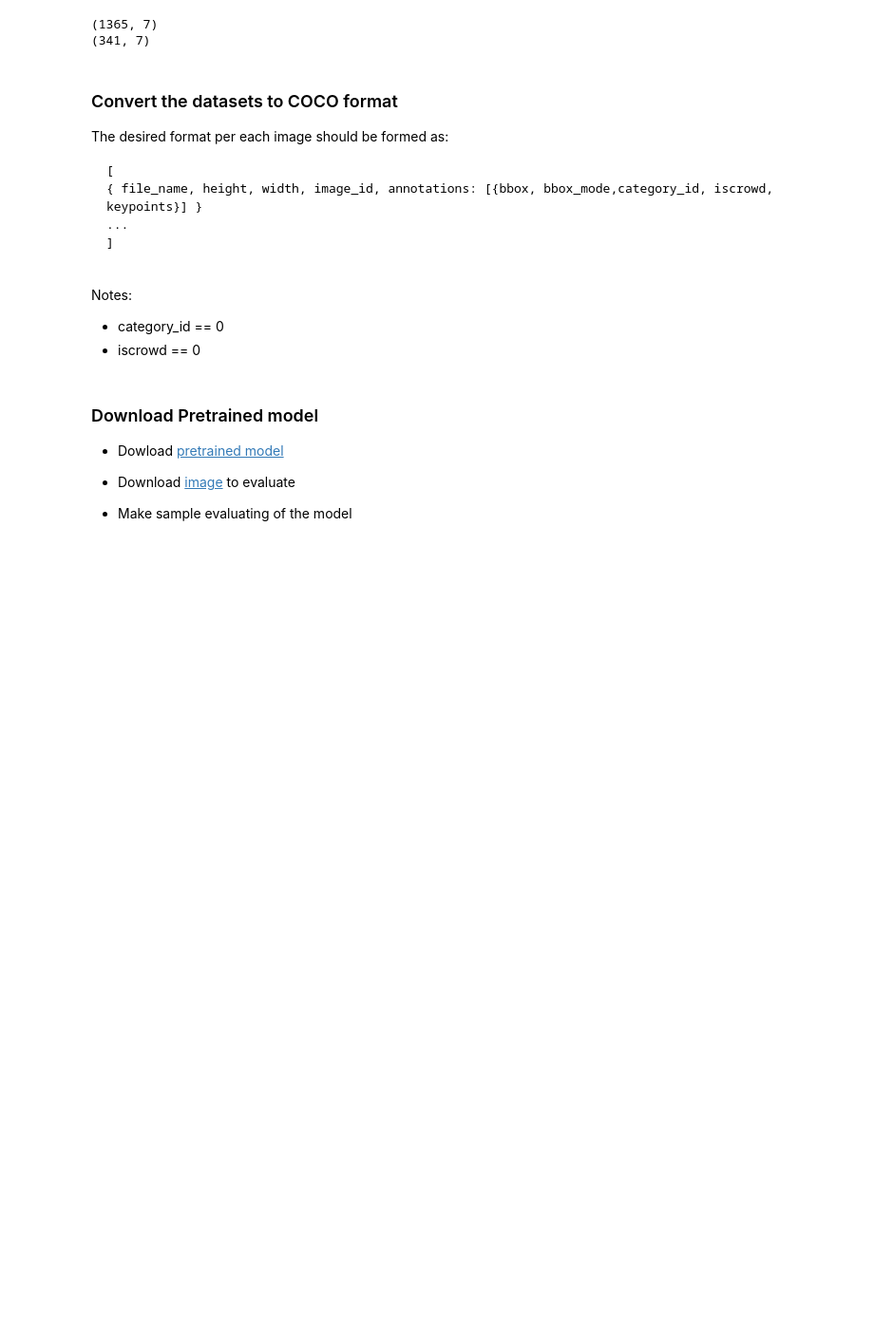
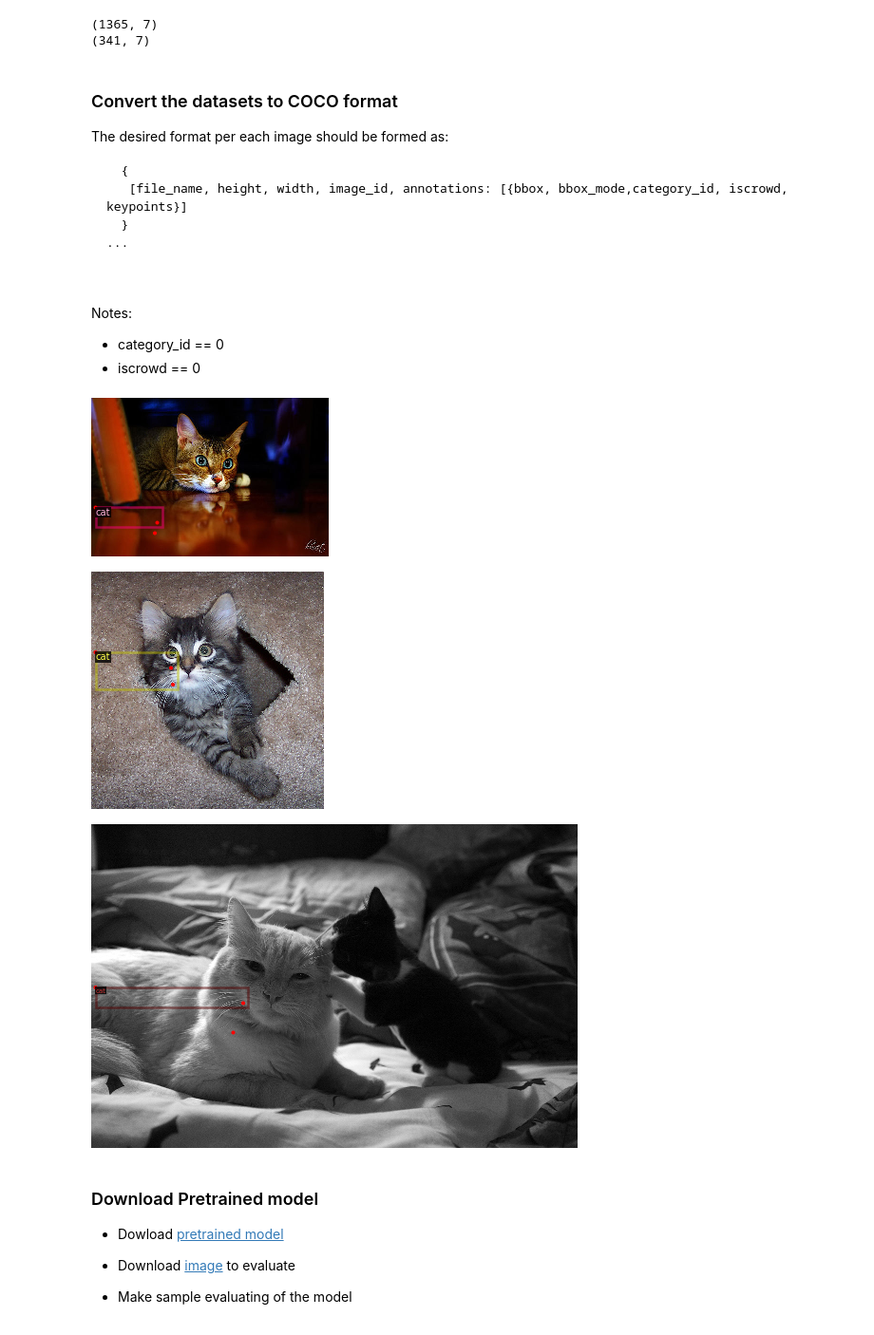
Before and after one commit to MaxKumundzhiev/AppliedDeepLearning, a Jupyter notebook: Mask_R_CNN/Mask_R_CNN.ipynb, the cells around one changed output. Shown at 95% size. Cells and saved outputs as stored; diff of their text form; code cells hidden in the pictures; blank space fills up the shorter version.

Commit message:
Updated Detectron2 registration and adding metadata, trained the model.

````diff
--- a/Mask_R_CNN/Mask_R_CNN.ipynb
+++ b/Mask_R_CNN/Mask_R_CNN.ipynb
@@ -210,10 +210,11 @@ print(X_test.shape)
 
 The desired format per each image should be formed as:
 ```
-[
-{ file_name, height, width, image_id, annotations: [{bbox, bbox_mode,category_id, iscrowd, keypoints}] }
+  {
+   [file_name, height, width, image_id, annotations: [{bbox, bbox_mode,category_id, iscrowd, keypoints}]
+  }
 ...
-]
+
 
 ```
 
@@ -273,3 +268,48 @@ register_coco_instances("test_dataset", {}, "test_dataset.json", TARGET_PATH)
+# %%
+from detectron2.data import DatasetCatalog
+DatasetCatalog.clear()
+
+def get_coco_train():
+  return X_train_coco
+
+def get_coco_test():
+  return X_test_coco
+
+DatasetCatalog.register("train_dataset", get_coco_train)
+MetadataCatalog.get('train_dataset').thing_classes = ["cat"]
+MetadataCatalog.get('train_dataset').keypoint_names = ['left eye', 'right eye', 'mouth']
+MetadataCatalog.get("train_dataset").keypoint_flip_map = [("left_eye", "right_eye")]
+MetadataCatalog.get("train_dataset").keypoint_connection_rules = [
+                                                                      ("left_eye", "mouth",(0, 255, 0)),
+                                                                      ("mouth", "right_eye",(0, 0, 255)),
+                                                                      ("left_eye", "right_eye",(255, 0, 0))
+                                                                      ]
+
+DatasetCatalog.register("test_dataset", get_coco_test)
+MetadataCatalog.get('test_dataset').thing_classes = ["cat"]
+MetadataCatalog.get('test_dataset').keypoint_names = ['left eye', 'right eye', 'mouth']
+MetadataCatalog.get("test_dataset").keypoint_flip_map = [("left_eye", "right_eye")]
+MetadataCatalog.get("test_dataset").keypoint_connection_rules = [
+                                                                      ("left_eye", "mouth",(0, 255, 0)),
+                                                                      ("mouth", "right_eye",(0, 0, 255)),
+                                                                      ("left_eye", "right_eye",(255, 0, 0))
+                                                                      ]
+
+
+
+dataset = DatasetCatalog.get("train_dataset")
+metadata = MetadataCatalog.get("train_dataset")
+
+for d in random.sample(dataset, 3):
+    img = cv2.imread(d["file_name"])
+
+    visualizer = Visualizer(img[:, :, ::-1], metadata=metadata, scale=0.5)
+    vis = visualizer.draw_dataset_dict(d)
+    cv2_imshow(vis.get_image()[:, :, ::-1])
+# %% [output]
+[figure, added]
+[figure, added]
+[figure, added]
 # %% [markdown]
 ### Download Pretrained model
 - Dowload [pretrained model](https://github.com/facebookresearch/detectron2/blob/master/MODEL_ZOO.md#coco-person-keypoint-detection-baselines-with-keypoint-r-cnn)
````
Also changed, not shown: parts of 14 cells of this notebook.
